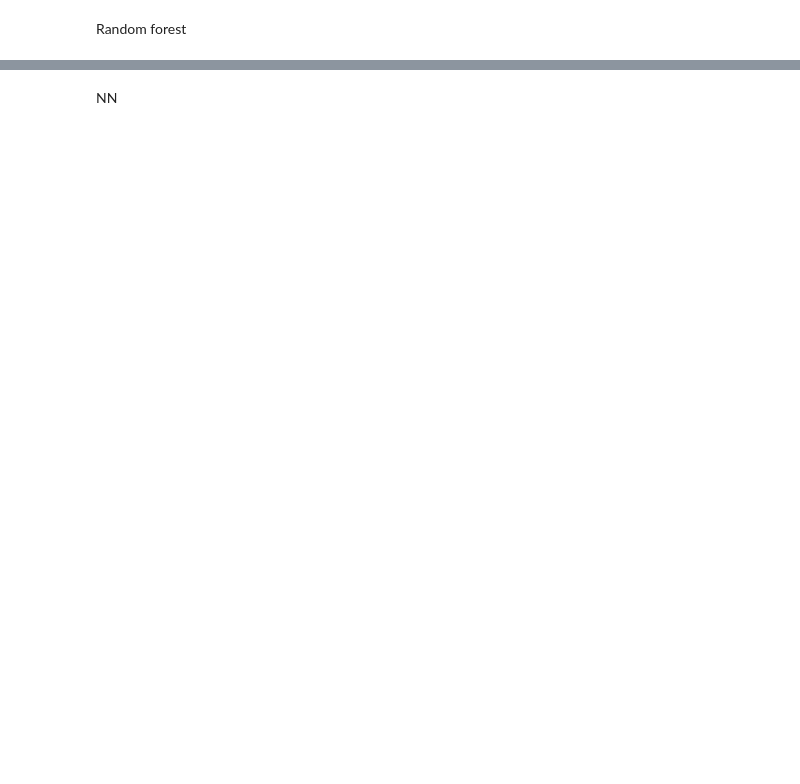
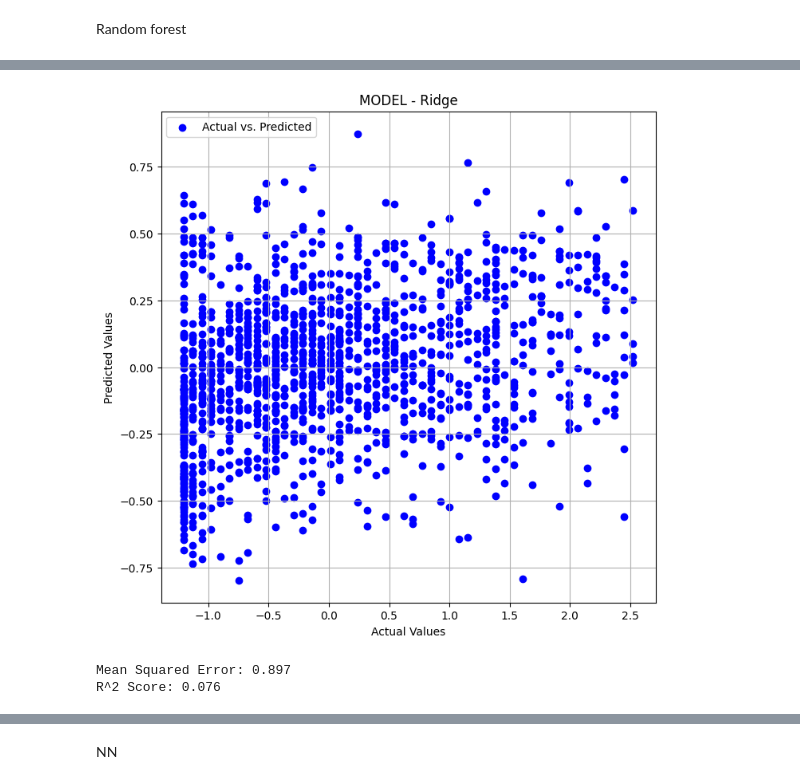
Before and after one commit to suzejka/shelter, a Jupyter notebook: magisterka.ipynb, the cells around one changed output, grey strips where cells are left out. Cells and saved outputs as stored; diff of their text form; code cells hidden in the pictures; blank space fills up the shorter version.

```diff
--- a/magisterka.ipynb
+++ b/magisterka.ipynb
@@ -896,15 +920,20 @@ Random forest
 # %%
-# graph_for_model(y_test, y_pred_Ridge, "Ridge")
+graph_for_model(y_test, y_pred_Ridge, "Ridge")
+# %% [output]
+[figure, added]
 # %%
-# model_BayesianRidge = BayesianRidge()
-# model_BayesianRidge.fit(X_train, y_train)
-# y_pred_BayesianRidge = model_BayesianRidge.predict(X_test)
-# mse_BayesianRidge = mean_squared_error(y_test, y_pred_BayesianRidge)
-# r2_BayesianRidge = r2_score(y_test, y_pred_BayesianRidge)
+model_BayesianRidge = BayesianRidge()
+model_BayesianRidge.fit(X_train, y_train)
+y_pred_BayesianRidge = model_BayesianRidge.predict(X_test)
+mse_BayesianRidge = mean_squared_error(y_test, y_pred_BayesianRidge)
+r2_BayesianRidge = r2_score(y_test, y_pred_BayesianRidge)
 
-# rounded_mse_BayesianRidge = str(round(mse_BayesianRidge, 3))
-# rounded_r2_BayesianRidge = str(round(r2_BayesianRidge, 3))
+rounded_mse_BayesianRidge = str(round(mse_BayesianRidge, 3))
+rounded_r2_BayesianRidge = str(round(r2_BayesianRidge, 3))
 
-# print("Mean Squared Error:", rounded_mse_BayesianRidge)
-# print("R^2 Score:", rounded_r2_BayesianRidge)
+print("Mean Squared Error:", rounded_mse_BayesianRidge)
+print("R^2 Score:", rounded_r2_BayesianRidge)
+# %% [output]
+Mean Squared Error: 0.897
+R^2 Score: 0.076
 # %%
```
Also changed, not shown: parts of 26 cells of this notebook, 4 other files.
